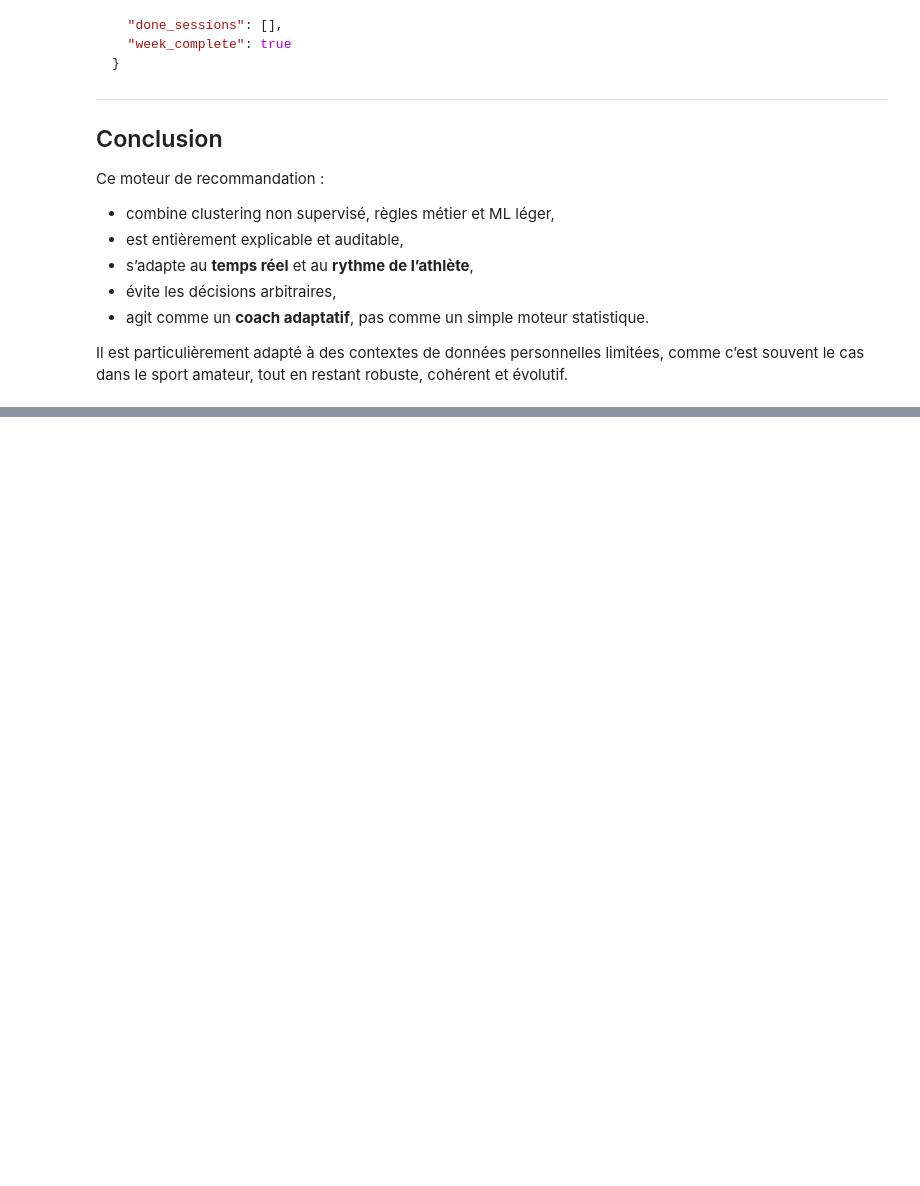
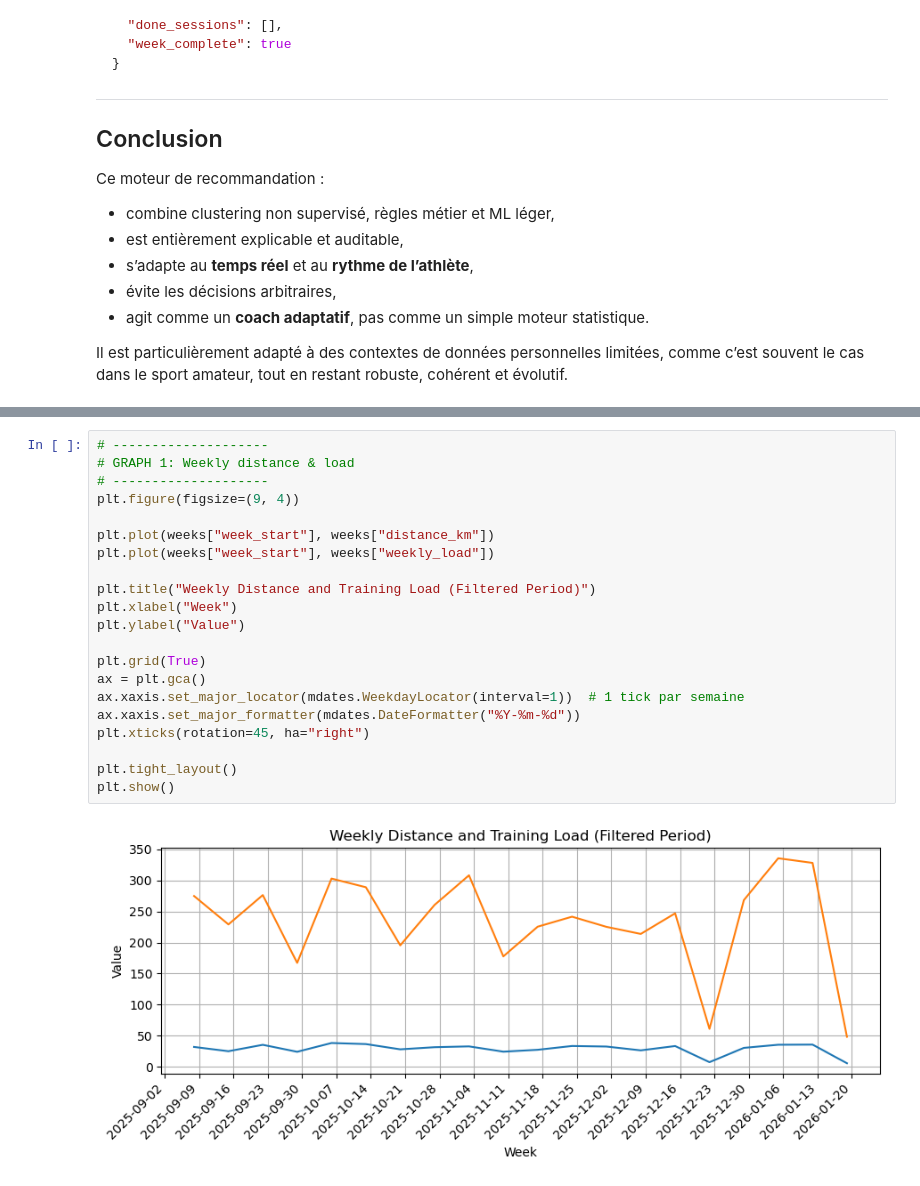
Before and after one commit to albanecoiffe/health-data-coach, a Jupyter notebook: HealthCoachBackend/notebook.ipynb, the cells around one changed output, grey strips where cells are left out. Drawn from its saved outputs; the diff is of its cells as text; blank space fills up the shorter version.

```diff
--- a/HealthCoachBackend/notebook.ipynb
+++ b/HealthCoachBackend/notebook.ipynb
@@ -2263,0 +2308,23 @@ Il est particulièrement adapté à des contextes de données personnelles limit
+# %%
+# --------------------
+# GRAPH 1: Weekly distance & load
+# --------------------
+plt.figure(figsize=(9, 4))
+
+plt.plot(weeks["week_start"], weeks["distance_km"])
+plt.plot(weeks["week_start"], weeks["weekly_load"])
+
+plt.title("Weekly Distance and Training Load (Filtered Period)")
+plt.xlabel("Week")
+plt.ylabel("Value")
+
+plt.grid(True)
+ax = plt.gca()
+ax.xaxis.set_major_locator(mdates.WeekdayLocator(interval=1))  # 1 tick par semaine
+ax.xaxis.set_major_formatter(mdates.DateFormatter("%Y-%m-%d"))
+plt.xticks(rotation=45, ha="right")
+
+plt.tight_layout()
+plt.show()
+# %% [output]
+[figure, added]
```
Also changed, not shown: parts of 16 cells of this notebook, 5 other files.
